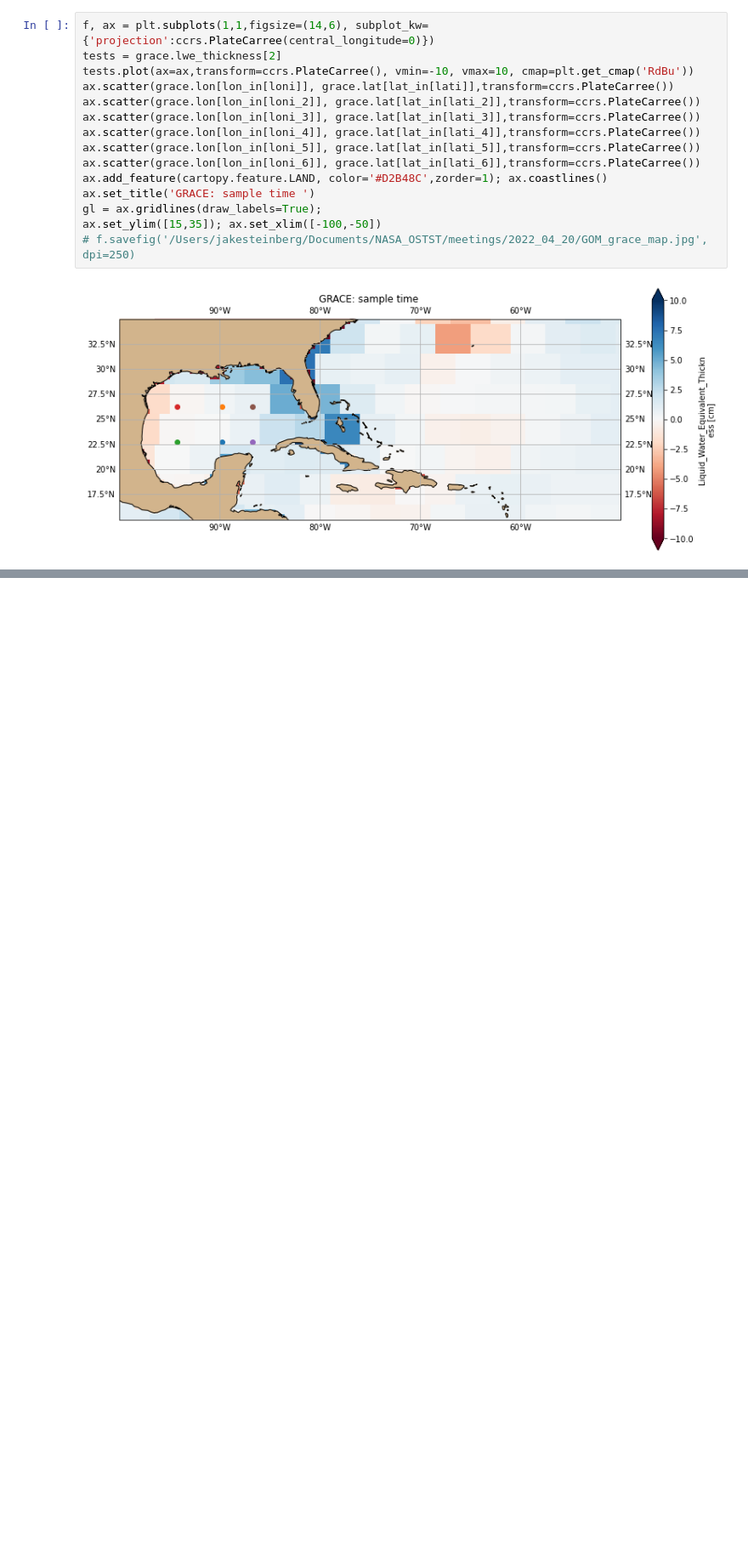
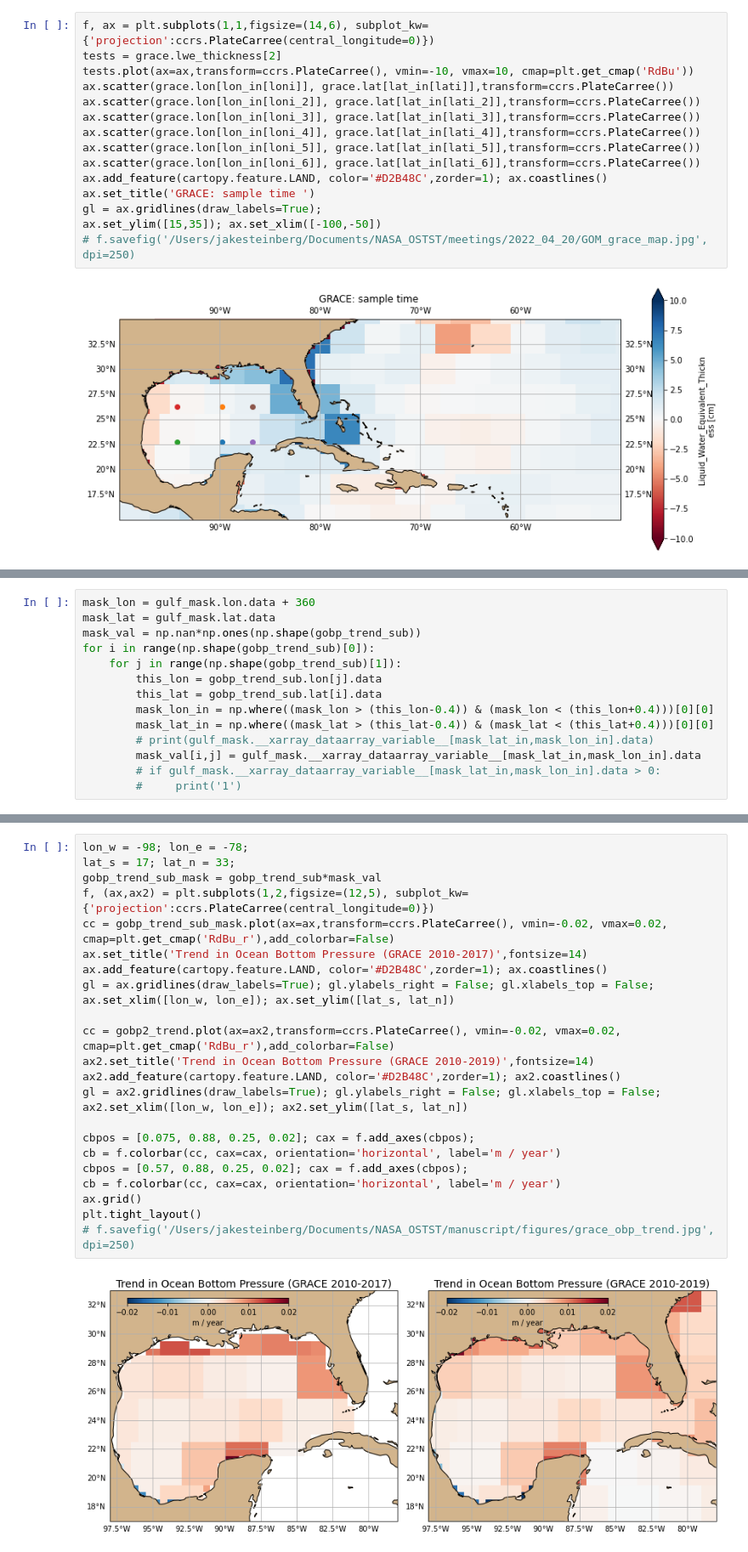
Before and after one commit to jakesteinberg/nasa_ostst, a Jupyter notebook: grace.ipynb, the cells around one changed output, grey strips where cells are left out. Shown: that part at 85% size. Saved outputs shown, nothing was run; the diff lists cells and outputs as text; blank space fills up the shorter version.

```diff
--- a/grace.ipynb
+++ b/grace.ipynb
@@ -111,0 +130,14 @@ f.savefig('/Users/jakesteinberg/Documents/NASA_OSTST/manuscript/figures/grace_ob
+# %%
+mask_lon = gulf_mask.lon.data + 360
+mask_lat = gulf_mask.lat.data
+mask_val = np.nan*np.ones(np.shape(gobp_trend_sub))
+for i in range(np.shape(gobp_trend_sub)[0]):
+    for j in range(np.shape(gobp_trend_sub)[1]):
+        this_lon = gobp_trend_sub.lon[j].data
+        this_lat = gobp_trend_sub.lat[i].data
+        mask_lon_in = np.where((mask_lon > (this_lon-0.4)) & (mask_lon < (this_lon+0.4)))[0][0]
+        mask_lat_in = np.where((mask_lat > (this_lat-0.4)) & (mask_lat < (this_lat+0.4)))[0][0]
+        # print(gulf_mask.__xarray_dataarray_variable__[mask_lat_in,mask_lon_in].data)
+        mask_val[i,j] = gulf_mask.__xarray_dataarray_variable__[mask_lat_in,mask_lon_in].data
+        # if gulf_mask.__xarray_dataarray_variable__[mask_lat_in,mask_lon_in].data > 0:
+        #     print('1')
@@ -111,0 +154,26 @@ f.savefig('/Users/jakesteinberg/Documents/NASA_OSTST/manuscript/figures/grace_ob
+# %%
+lon_w = -98; lon_e = -78;
+lat_s = 17; lat_n = 33;
+gobp_trend_sub_mask = gobp_trend_sub*mask_val
+f, (ax,ax2) = plt.subplots(1,2,figsize=(12,5), subplot_kw={'projection':ccrs.PlateCarree(central_longitude=0)})
+cc = gobp_trend_sub_mask.plot(ax=ax,transform=ccrs.PlateCarree(), vmin=-0.02, vmax=0.02, cmap=plt.get_cmap('RdBu_r'),add_colorbar=False)
+ax.set_title('Trend in Ocean Bottom Pressure (GRACE 2010-2017)',fontsize=14)
+ax.add_feature(cartopy.feature.LAND, color='#D2B48C',zorder=1); ax.coastlines()
+gl = ax.gridlines(draw_labels=True); gl.ylabels_right = False; gl.xlabels_top = False;
+ax.set_xlim([lon_w, lon_e]); ax.set_ylim([lat_s, lat_n])
+
+cc = gobp2_trend.plot(ax=ax2,transform=ccrs.PlateCarree(), vmin=-0.02, vmax=0.02, cmap=plt.get_cmap('RdBu_r'),add_colorbar=False)
+ax2.set_title('Trend in Ocean Bottom Pressure (GRACE 2010-2019)',fontsize=14)
+ax2.add_feature(cartopy.feature.LAND, color='#D2B48C',zorder=1); ax2.coastlines()
+gl = ax2.gridlines(draw_labels=True); gl.ylabels_right = False; gl.xlabels_top = False;
+ax2.set_xlim([lon_w, lon_e]); ax2.set_ylim([lat_s, lat_n])
+
+cbpos = [0.075, 0.88, 0.25, 0.02]; cax = f.add_axes(cbpos);
+cb = f.colorbar(cc, cax=cax, orientation='horizontal', label='m / year')
+cbpos = [0.57, 0.88, 0.25, 0.02]; cax = f.add_axes(cbpos);
+cb = f.colorbar(cc, cax=cax, orientation='horizontal', label='m / year')
+ax.grid()
+plt.tight_layout()
+# f.savefig('/Users/jakesteinberg/Documents/NASA_OSTST/manuscript/figures/grace_obp_trend.jpg', dpi=250)
+# %% [output]
+[figure, added]
```
Also changed, not shown: parts of 8 cells of this notebook, 4 other files.
